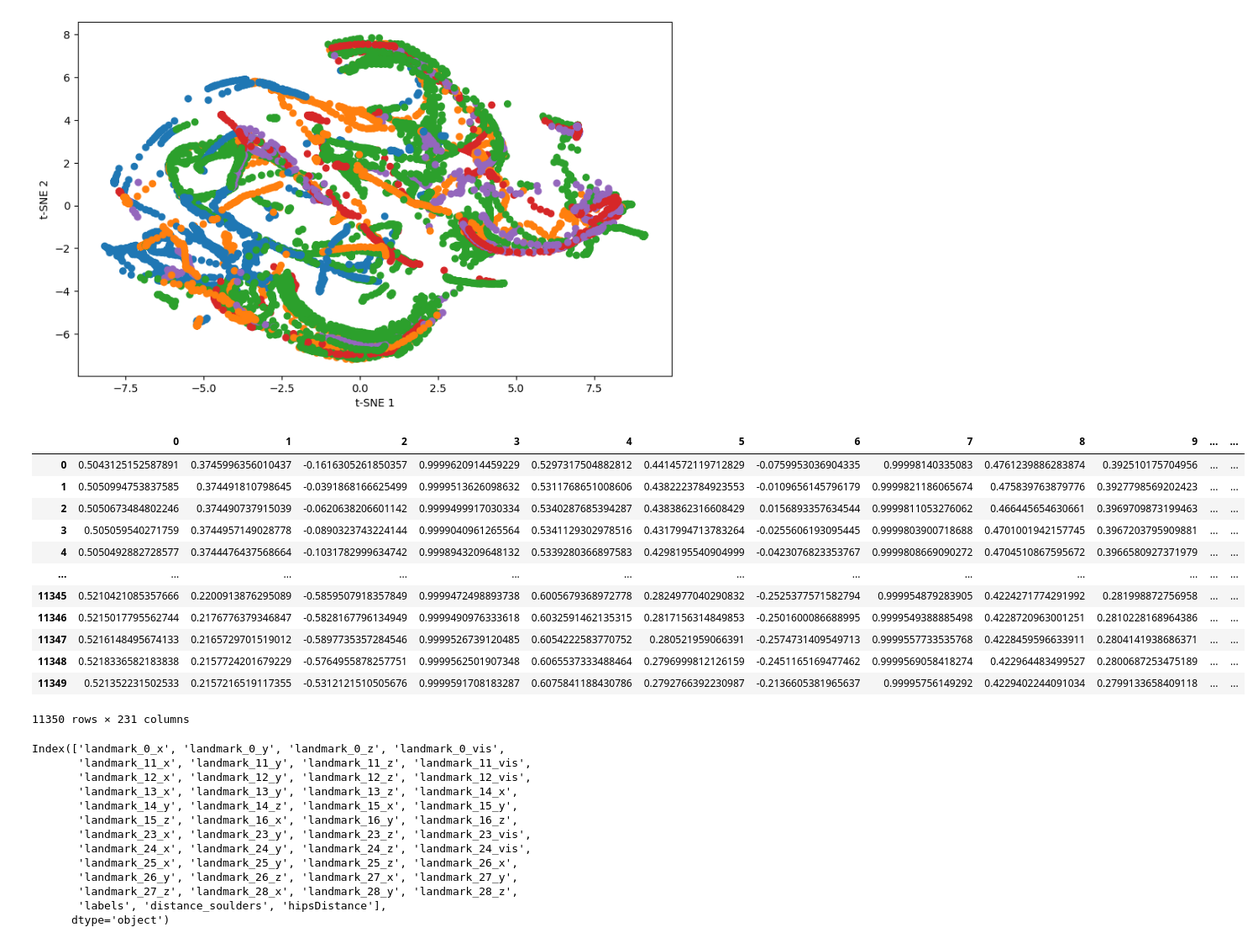
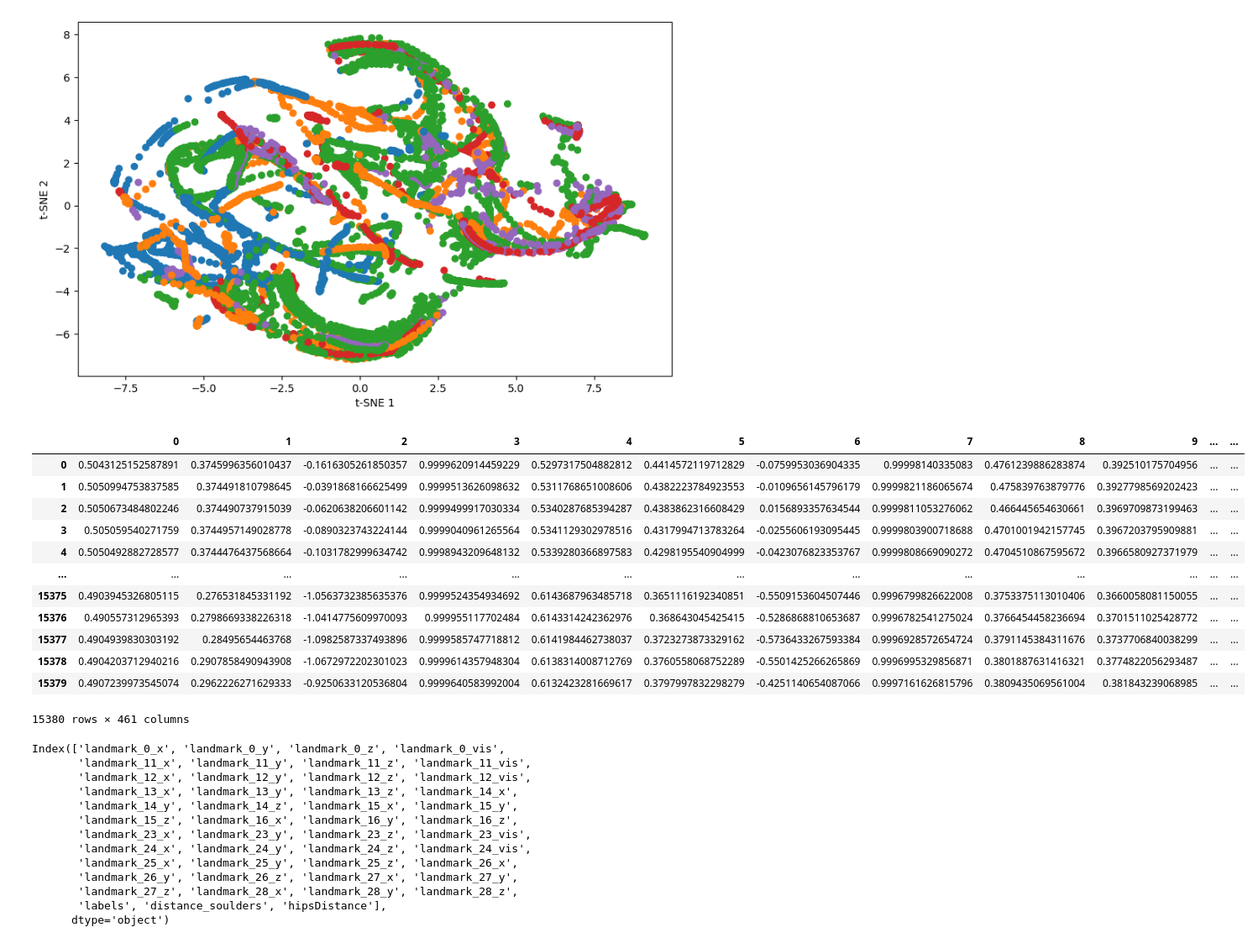
Before and after one commit to SamuelGutierrez24/ProjectIA, a Jupyter notebook: Entrega2/EDA.ipynb, the cells around one changed output. Shown at 84% size. Cells and saved outputs as stored; diff of their text form; code cells hidden in the pictures.

```diff
--- a/Entrega2/EDA.ipynb
+++ b/Entrega2/EDA.ipynb
@@ -306,43 +315,43 @@ result_data = []
 
 df = data.copy()
 labels = df['labels'].to_numpy()
-results_bundle = deque(maxlen=5)
+results_bundle = deque(maxlen=10)
 df = df.drop(columns=['labels'])
 ardf = df.to_numpy()
 result_array = []
 for frame in range(len(ardf)):
-    if len(results_bundle) == 5:
+    if len(results_bundle) == 10:
         new_row = np.array([])
         labels_row = np.array([])
         for n in results_bundle:
             new_row = np.append(new_row, n)
             labels_row = np.append(labels_row, labels[frame])
         if len(np.unique(labels_row)) == 1:
             new_row = np.append(new_row, labels_row[0])
             result_array.append(new_row)
 
         results_bundle.popleft()
     results_bundle.append(ardf[frame])
 
 
 
 result_df = pd.DataFrame(result_array)
 
 result_df
 # %% [output]
 |  | 0 | 1 | 2 | 3 | 4 | 5 | 6 | 7 | 8 | 9 | ... | ... |
 | 0 | 0.5043125152587891 | 0.3745996356010437 | -0.1616305261850357 | 0.9999620914459229 | 0.5297317504882812 | 0.4414572119712829 | -0.0759953036904335 | 0.99998140335083 | 0.4761239886283874 | 0.392510175704956 | ... | ... |
 | 1 | 0.5050994753837585 | 0.374491810798645 | -0.0391868166625499 | 0.9999513626098632 | 0.5311768651008606 | 0.4382223784923553 | -0.0109656145796179 | 0.9999821186065674 | 0.475839763879776 | 0.3927798569202423 | ... | ... |
 | 2 | 0.5050673484802246 | 0.374490737915039 | -0.0620638206601142 | 0.9999499917030334 | 0.5340287685394287 | 0.4383862316608429 | 0.0156893357634544 | 0.9999811053276062 | 0.466445654630661 | 0.3969709873199463 | ... | ... |
 | 3 | 0.505059540271759 | 0.3744957149028778 | -0.0890323743224144 | 0.9999040961265564 | 0.5341129302978516 | 0.4317994713783264 | -0.0255606193095445 | 0.9999803900718688 | 0.4701001942157745 | 0.3967203795909881 | ... | ... |
 | 4 | 0.5050492882728577 | 0.3744476437568664 | -0.1031782999634742 | 0.9998943209648132 | 0.5339280366897583 | 0.4298195540904999 | -0.0423076823353767 | 0.9999808669090272 | 0.4704510867595672 | 0.3966580927371979 | ... | ... |
 | ... | ... | ... | ... | ... | ... | ... | ... | ... | ... | ... | ... | ... |
-| 11345 | 0.5210421085357666 | 0.2200913876295089 | -0.5859507918357849 | 0.9999472498893738 | 0.6005679368972778 | 0.2824977040290832 | -0.2525377571582794 | 0.999954879283905 | 0.4224271774291992 | 0.281998872756958 | ... | ... |
-| 11346 | 0.5215017795562744 | 0.2176776379346847 | -0.5828167796134949 | 0.9999490976333618 | 0.6032591462135315 | 0.2817156314849853 | -0.2501600086688995 | 0.9999549388885498 | 0.4228720963001251 | 0.2810228168964386 | ... | ... |
-| 11347 | 0.5216148495674133 | 0.2165729701519012 | -0.5897735357284546 | 0.9999526739120485 | 0.6054222583770752 | 0.280521959066391 | -0.2574731409549713 | 0.9999557733535768 | 0.4228459596633911 | 0.2804141938686371 | ... | ... |
-| 11348 | 0.5218336582183838 | 0.2157724201679229 | -0.5764955878257751 | 0.9999562501907348 | 0.6065537333488464 | 0.2796999812126159 | -0.2451165169477462 | 0.9999569058418274 | 0.422964483499527 | 0.2800687253475189 | ... | ... |
-| 11349 | 0.521352231502533 | 0.2157216519117355 | -0.5312121510505676 | 0.9999591708183287 | 0.6075841188430786 | 0.2792766392230987 | -0.2136605381965637 | 0.99995756149292 | 0.4229402244091034 | 0.2799133658409118 | ... | ... |
+| 15375 | 0.4903945326805115 | 0.276531845331192 | -1.0563732385635376 | 0.9999524354934692 | 0.6143687963485718 | 0.3651116192340851 | -0.5509153604507446 | 0.9996799826622008 | 0.3753375113010406 | 0.3660058081150055 | ... | ... |
+| 15376 | 0.490557312965393 | 0.2798669338226318 | -1.0414775609970093 | 0.999955117702484 | 0.6143314242362976 | 0.368643045425415 | -0.5286868810653687 | 0.9996782541275024 | 0.3766454458236694 | 0.3701511025428772 | ... | ... |
+| 15377 | 0.4904939830303192 | 0.28495654463768 | -1.0982587337493896 | 0.9999585747718812 | 0.6141984462738037 | 0.3723273873329162 | -0.5736433267593384 | 0.9996928572654724 | 0.3791145384311676 | 0.3737706840038299 | ... | ... |
+| 15378 | 0.4904203712940216 | 0.2907858490943908 | -1.0672972202301023 | 0.9999614357948304 | 0.6138314008712769 | 0.3760558068752289 | -0.5501425266265869 | 0.9996995329856871 | 0.3801887631416321 | 0.3774822056293487 | ... | ... |
+| 15379 | 0.4907239973545074 | 0.2962226271629333 | -0.9250633120536804 | 0.9999640583992004 | 0.6132423281669617 | 0.3797997832298279 | -0.4251140654087066 | 0.9997161626815796 | 0.3809435069561004 | 0.381843239068985 | ... | ... |
-11350 rows × 231 columns
+15380 rows × 461 columns
 # %%
 data.columns
 # %% [output]
```
Also changed, not shown: parts of 13 cells of this notebook, 19 other files.
